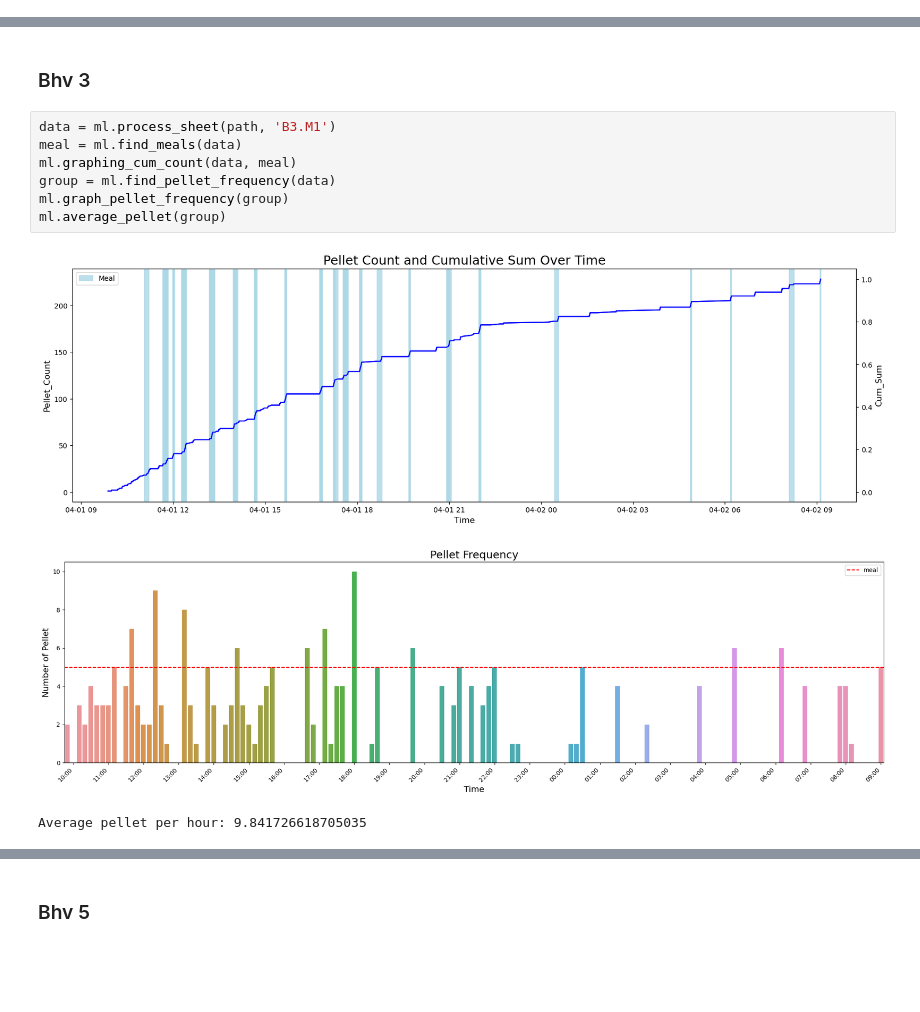
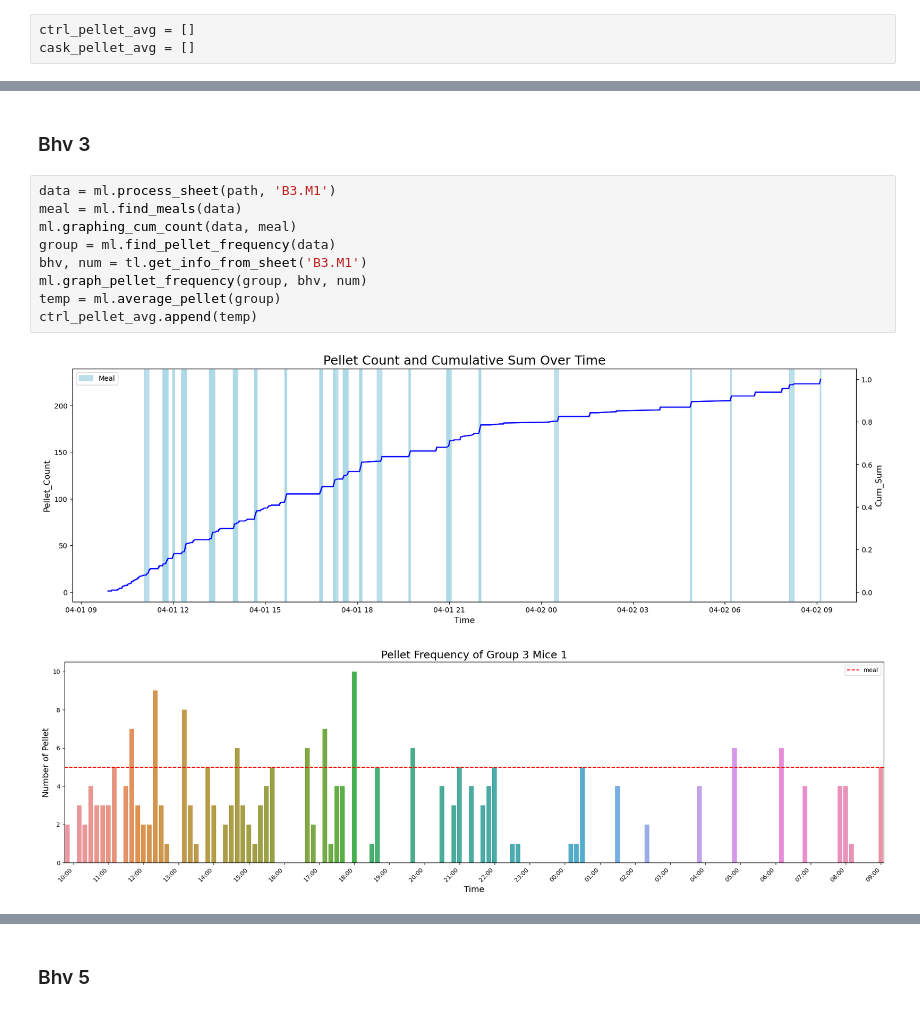
Before and after one commit to ftlabucsd/FEDUPP, a Jupyter notebook: FR1_meal.ipynb, the cells around one changed output, grey strips where cells are left out. Saved outputs shown, nothing was run; the diff lists cells and outputs as text; blank space fills up the shorter version.

Commit message:
compare Cask and Ctrl, FR1 and flip groups average pellet frequency

```diff
--- a/FR1_meal.ipynb
+++ b/FR1_meal.ipynb
@@ -5,4 +13,7 @@ import meals as ml
 path = '../behavior data integrated/Adjusted FED3 Data.xlsx'
+# %%
+ctrl_pellet_avg = []
+cask_pellet_avg = []
 # %% [markdown]
 ## Control Group
 # %% [markdown]
@@ -10,14 +21,15 @@ path = '../behavior data integrated/Adjusted FED3 Data.xlsx'
 # %%
 data = ml.process_sheet(path, 'B3.M1')
 meal = ml.find_meals(data)
 ml.graphing_cum_count(data, meal)
 group = ml.find_pellet_frequency(data)
-ml.graph_pellet_frequency(group)
-ml.average_pellet(group)
+bhv, num = tl.get_info_from_sheet('B3.M1')
+ml.graph_pellet_frequency(group, bhv, num)
+temp = ml.average_pellet(group)
+ctrl_pellet_avg.append(temp)
 # %% [output]
 [figure]
-[figure, old version]
+[figure, new version]
-Average pellet per hour: 9.841726618705035
 # %%
 data = ml.process_sheet(path, 'B3.M2')
 meal = ml.find_meals(data)
```
Also changed, not shown: parts of 31 cells of this notebook, 2 other files.
